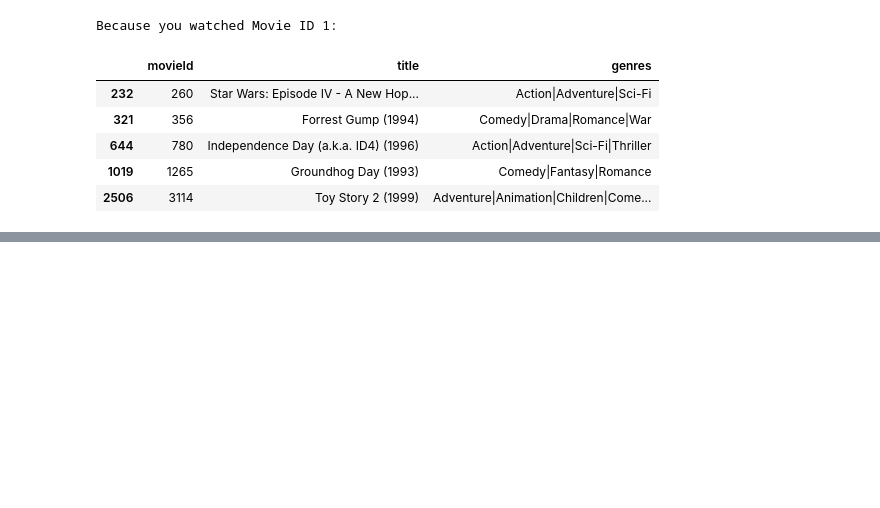
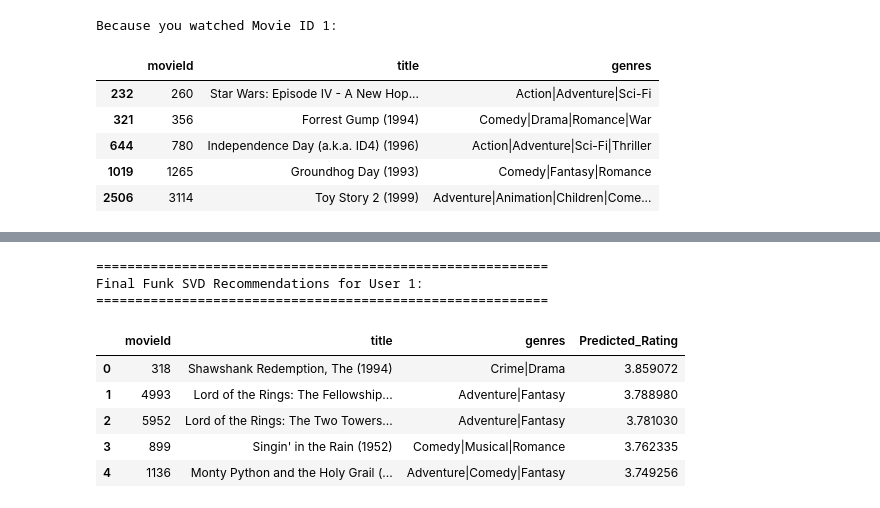
Before and after one commit to Orth33/movie-recommendation, a Jupyter notebook: Movies_Recommendation_System.ipynb, the cells around one changed output, grey strips where cells are left out. Drawn from its saved outputs; the diff is of its cells as text; code cells hidden in the pictures; blank space fills up the shorter version.

```diff
--- a/Movies_Recommendation_System.ipynb
+++ b/Movies_Recommendation_System.ipynb
@@ -382,0 +322,56 @@ Average SVD Precision@5: 0.4186
+# %%
+def get_top_n_surprise(user_id, movies_df, ratings_df, trained_algo, n=5):
+    # 1. Get a list of all movie IDs in the dataset
+    all_movie_ids = movies_df['movieId'].unique()
+
+    # 2. Get a list of movie IDs the target user has already rated
+    user_rated_movies = ratings_df[ratings_df['userId'] == user_id]['movieId'].unique()
+
+    # 3. Find the unseen movies (All Movies - Rated Movies)
+    unseen_movies = np.setdiff1d(all_movie_ids, user_rated_movies)
+
+    # 4. Predict the user's rating for every unseen movie
+    predictions = []
+    for movie_id in unseen_movies:
+        # algo.predict returns a Prediction object containing the estimated rating (est)
+        pred = trained_algo.predict(user_id, movie_id)
+        predictions.append((movie_id, pred.est))
+
+    # 5. Sort the predictions by estimated rating in descending order
+    predictions.sort(key=lambda x: x[1], reverse=True)
+
+    # 6. Extract the Top N movie IDs and their predicted ratings
+    top_n_movie_ids = [pred[0] for pred in predictions[:n]]
+    top_n_est_ratings = [pred[1] for pred in predictions[:n]]
+
+    # 7. Put the results into a clean DataFrame
+    recommendations = pd.DataFrame({
+        'movieId': top_n_movie_ids,
+        'Predicted_Rating': top_n_est_ratings
+    })
+
+    # Merge with the movies DataFrame to get titles and genres
+    recommendations = recommendations.merge(movies_df, on='movieId', how='left')
+
+    return recommendations[['movieId', 'title', 'genres', 'Predicted_Rating']]
+
+# Let's generate the final Top 5 recommendations for User ID 1!
+print("==========================================================")
+print(f"Final Funk SVD Recommendations for User 1:")
+print("==========================================================")
+final_recs = get_top_n_surprise(user_id=1,
+                                movies_df=movies,
+                                ratings_df=ratings,
+                                trained_algo=algo, # The model we trained in Step 12
+                                n=5)
+display(final_recs)
+# %% [output]
+==========================================================
+Final Funk SVD Recommendations for User 1:
+==========================================================
+|  | movieId | title | genres | Predicted_Rating |
+| 0 | 318 | Shawshank Redemption, The (1994) | Crime|Drama | 3.859072 |
+| 1 | 4993 | Lord of the Rings: The Fellowship... | Adventure|Fantasy | 3.788980 |
+| 2 | 5952 | Lord of the Rings: The Two Towers... | Adventure|Fantasy | 3.781030 |
+| 3 | 899 | Singin' in the Rain (1952) | Comedy|Musical|Romance | 3.762335 |
+| 4 | 1136 | Monty Python and the Holy Grail (... | Adventure|Comedy|Fantasy | 3.749256 |
```
Also changed, not shown: parts of 11 cells of this notebook.
